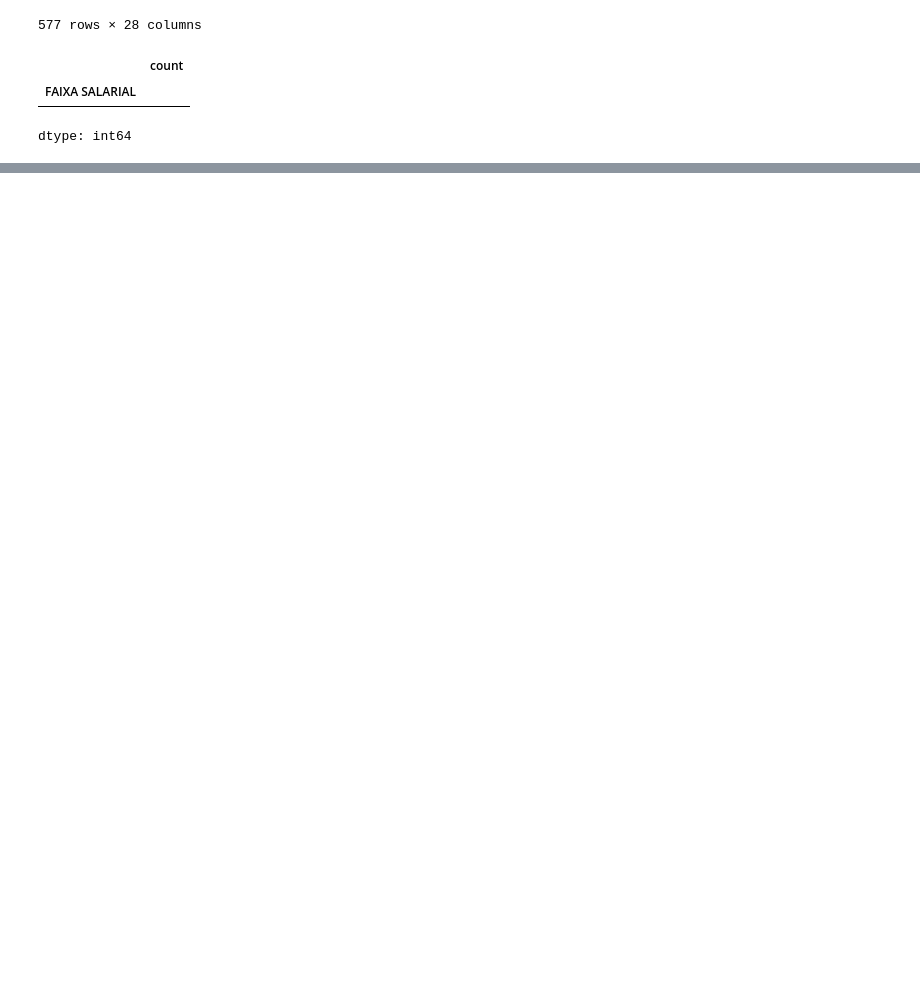
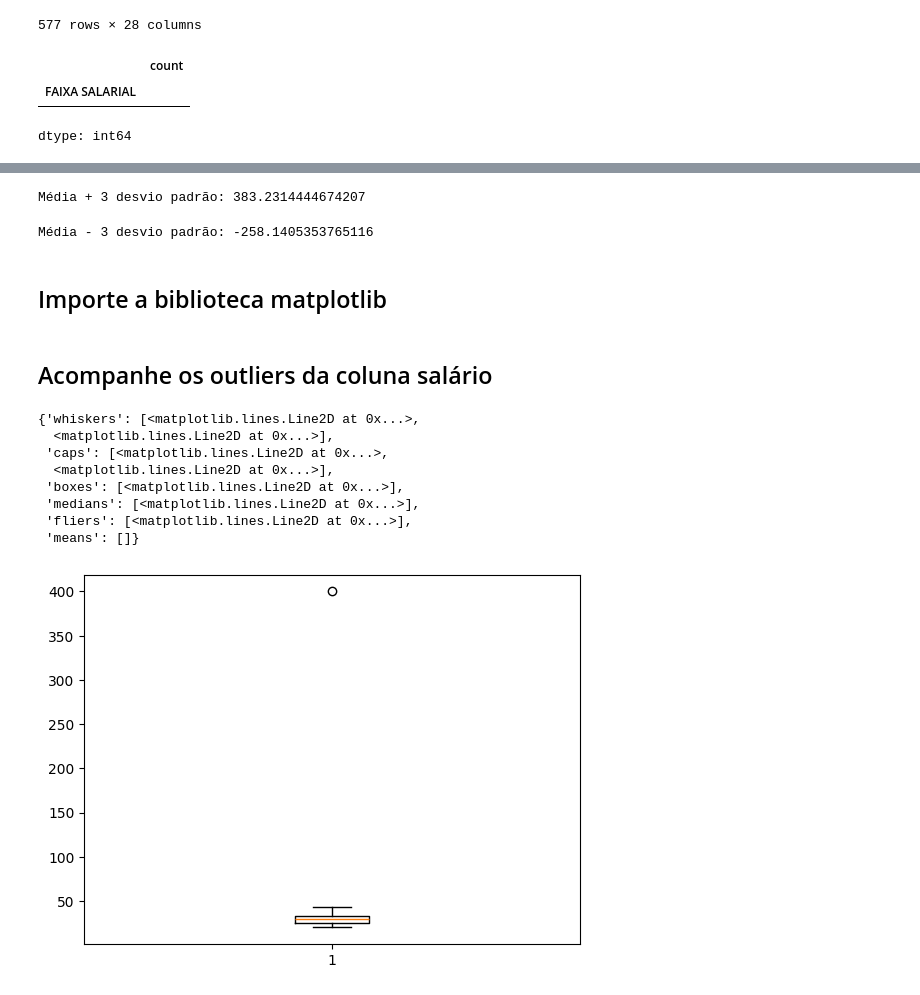
Before and after one commit to Eliane-orlandin/PrograMaria, a Jupyter notebook: analise_dados_colab.ipynb, the cells around one changed output, grey strips where cells are left out. Drawn from its saved outputs; the diff is of its cells as text; code cells hidden in the pictures; blank space fills up the shorter version.

```diff
--- a/analise_dados_colab.ipynb
+++ b/analise_dados_colab.ipynb
@@ -610,0 +596,2 @@ dtype: float64
+# %%
+lista_idade = [26, 30, 32, 22, 26, 35, 400, 20, 43, 31, 23]
@@ -610,0 +608,12 @@ dtype: float64
+# %%
+media + 3*desvio_padrao
+print(f"Média + 3 desvio padrão: {media + 3*desvio_padrao}")
+# %% [output]
+Média + 3 desvio padrão: 383.2314444674207
+# %%
+media - 3*desvio_padrao
+print(f"Média - 3 desvio padrão: {media - 3*desvio_padrao}")
+# %% [output]
+Média - 3 desvio padrão: -258.1405353765116
+# %% [markdown]
+## Importe a biblioteca matplotlib
@@ -610,0 +622,14 @@ dtype: float64
+# %% [markdown]
+## Acompanhe os outliers da coluna salário
+# %%
+plt.boxplot(lista_idade)
+# %% [output]
+{'whiskers': [<matplotlib.lines.Line2D at 0x...>,
+  <matplotlib.lines.Line2D at 0x...>],
+ 'caps': [<matplotlib.lines.Line2D at 0x...>,
+  <matplotlib.lines.Line2D at 0x...>],
+ 'boxes': [<matplotlib.lines.Line2D at 0x...>],
+ 'medians': [<matplotlib.lines.Line2D at 0x...>],
+ 'fliers': [<matplotlib.lines.Line2D at 0x...>],
+ 'means': []}
+[figure, added]
```
Also changed, not shown: parts of 35 cells of this notebook.
